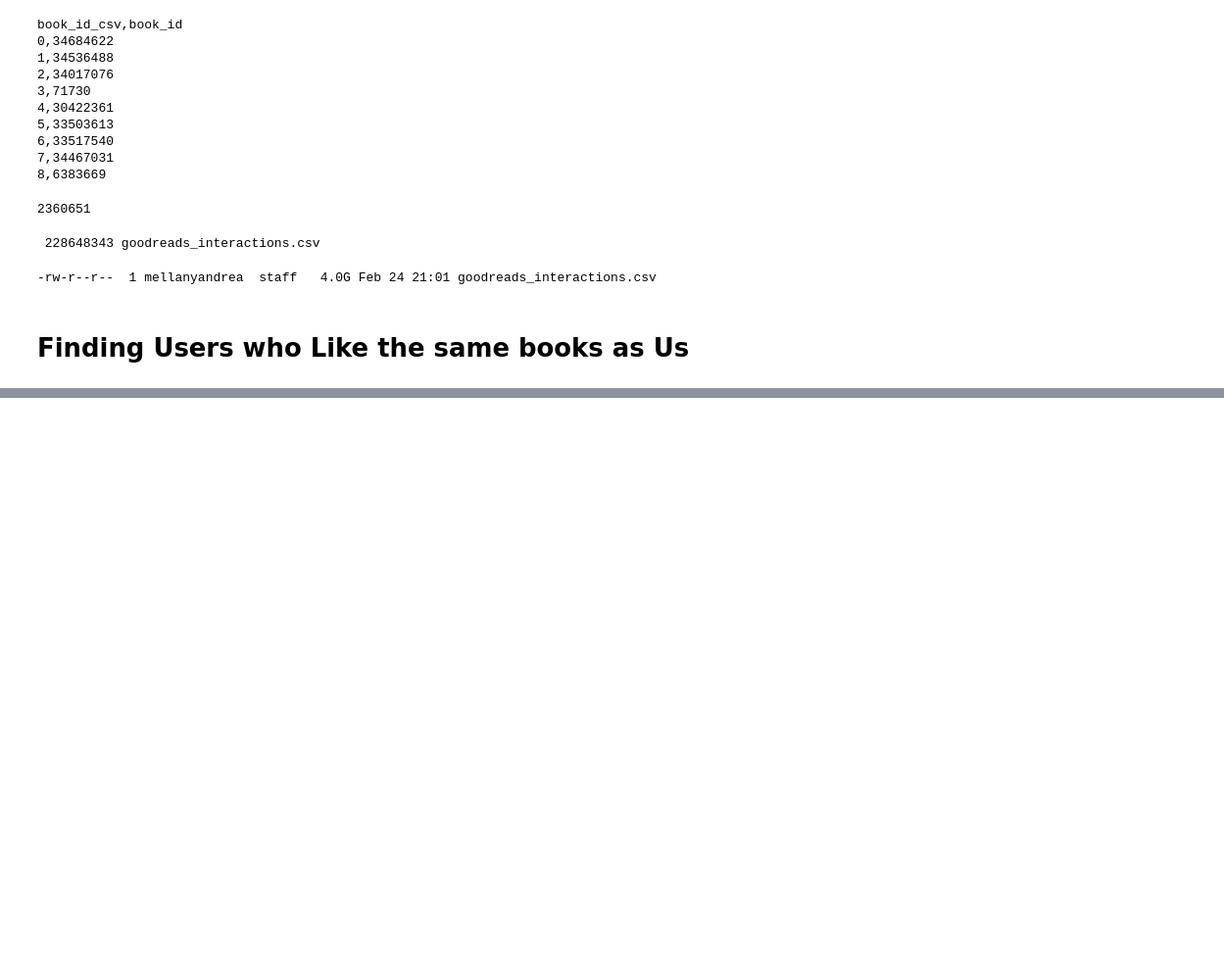
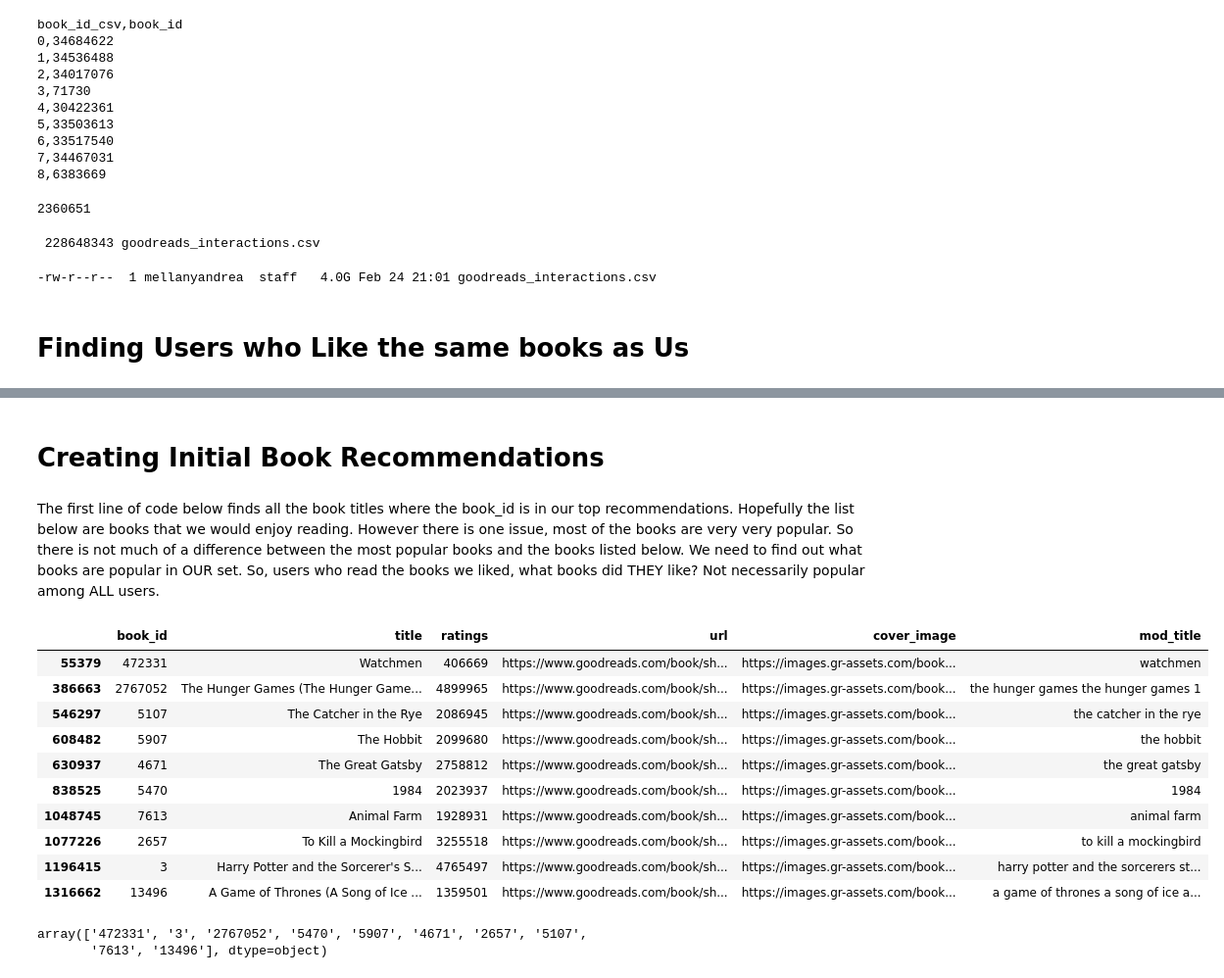
Before and after one commit to mellanyquiroz/Book-Recommendation-System, a Jupyter notebook: recommendations.ipynb, the cells around one changed output, grey strips where cells are left out. Shown at 98% size. Cells and saved outputs as stored; diff of their text form; code cells hidden in the pictures; blank space fills up the shorter version.

```diff
--- a/recommendations.ipynb
+++ b/recommendations.ipynb
@@ -71,0 +113,17 @@ with open("goodreads_interactions.csv", 'r') as f:
+# %%
+# Figuring out how to rank these books. Dataframe is easier to work with. We will have to do some filtering!
+import pandas as pd
+
+recs = pd.DataFrame(rec_lines, columns=["user_id", "book_id", "rating"])
+recs["book_id"] = recs["book_id"].astype(str)
+# %%
+# It counts how many times a book_id occurred the most frequently in our DataFrame.
+# After this we only have left the book_id and the type.
+top_recs = recs["book_id"].value_counts().head(10)
+# %%
+top_recs = top_recs.index.values
+# %%
+# Reading our book titles in so we can start to combine our recommendations with the book titles so we can
+# see which titles are most recommended!
+books_titles = pd.read_json("books_titles.json")
+books_titles["book_id"] = books_titles["book_id"].astype(str)
@@ -71,0 +139,25 @@ with open("goodreads_interactions.csv", 'r') as f:
+# %% [markdown]
+# Creating Initial Book Recommendations
+# %% [markdown]
+The first line of code below finds all the book titles where the book_id is in our top recommendations. Hopefully the list below are books that we would enjoy reading. However there is one issue, most of the books are very very popular. So there is not much of a difference between the most popular books and the books listed below. We need to find out what books are popular in OUR set. So, users who read the books we liked, what books did THEY like? Not necessarily popular among ALL users.
+# %%
+books_titles[books_titles["book_id"].isin(top_recs)]
+# %% [output]
+|  | book_id | title | ratings | url | cover_image | mod_title |
+| 55379 | 472331 | Watchmen | 406669 | https://www.goodreads.com/book/sh... | https://images.gr-assets.com/book... | watchmen |
+| 386663 | 2767052 | The Hunger Games (The Hunger Game... | 4899965 | https://www.goodreads.com/book/sh... | https://images.gr-assets.com/book... | the hunger games the hunger games 1 |
+| 546297 | 5107 | The Catcher in the Rye | 2086945 | https://www.goodreads.com/book/sh... | https://images.gr-assets.com/book... | the catcher in the rye |
+| 608482 | 5907 | The Hobbit | 2099680 | https://www.goodreads.com/book/sh... | https://images.gr-assets.com/book... | the hobbit |
+| 630937 | 4671 | The Great Gatsby | 2758812 | https://www.goodreads.com/book/sh... | https://images.gr-assets.com/book... | the great gatsby |
+| 838525 | 5470 | 1984 | 2023937 | https://www.goodreads.com/book/sh... | https://images.gr-assets.com/book... | 1984 |
+| 1048745 | 7613 | Animal Farm | 1928931 | https://www.goodreads.com/book/sh... | https://images.gr-assets.com/book... | animal farm |
+| 1077226 | 2657 | To Kill a Mockingbird | 3255518 | https://www.goodreads.com/book/sh... | https://images.gr-assets.com/book... | to kill a mockingbird |
+| 1196415 | 3 | Harry Potter and the Sorcerer's S... | 4765497 | https://www.goodreads.com/book/sh... | https://images.gr-assets.com/book... | harry potter and the sorcerers st... |
+| 1316662 | 13496 | A Game of Thrones (A Song of Ice ... | 1359501 | https://www.goodreads.com/book/sh... | https://images.gr-assets.com/book... | a game of thrones a song of ice a... |
+# %%
+# Checking the original error in which the previous line was not executing correctly. The problem was that top_recs
+# was the value count while the book_id was just an index, we need to be able to the values of the index.
+top_recs
+# %% [output]
+array(['472331', '3', '2767052', '5470', '5907', '4671', '2657', '5107',
+       '7613', '13496'], dtype=object)
```
Also changed, not shown: parts of 21 cells of this notebook, 2 other files.
